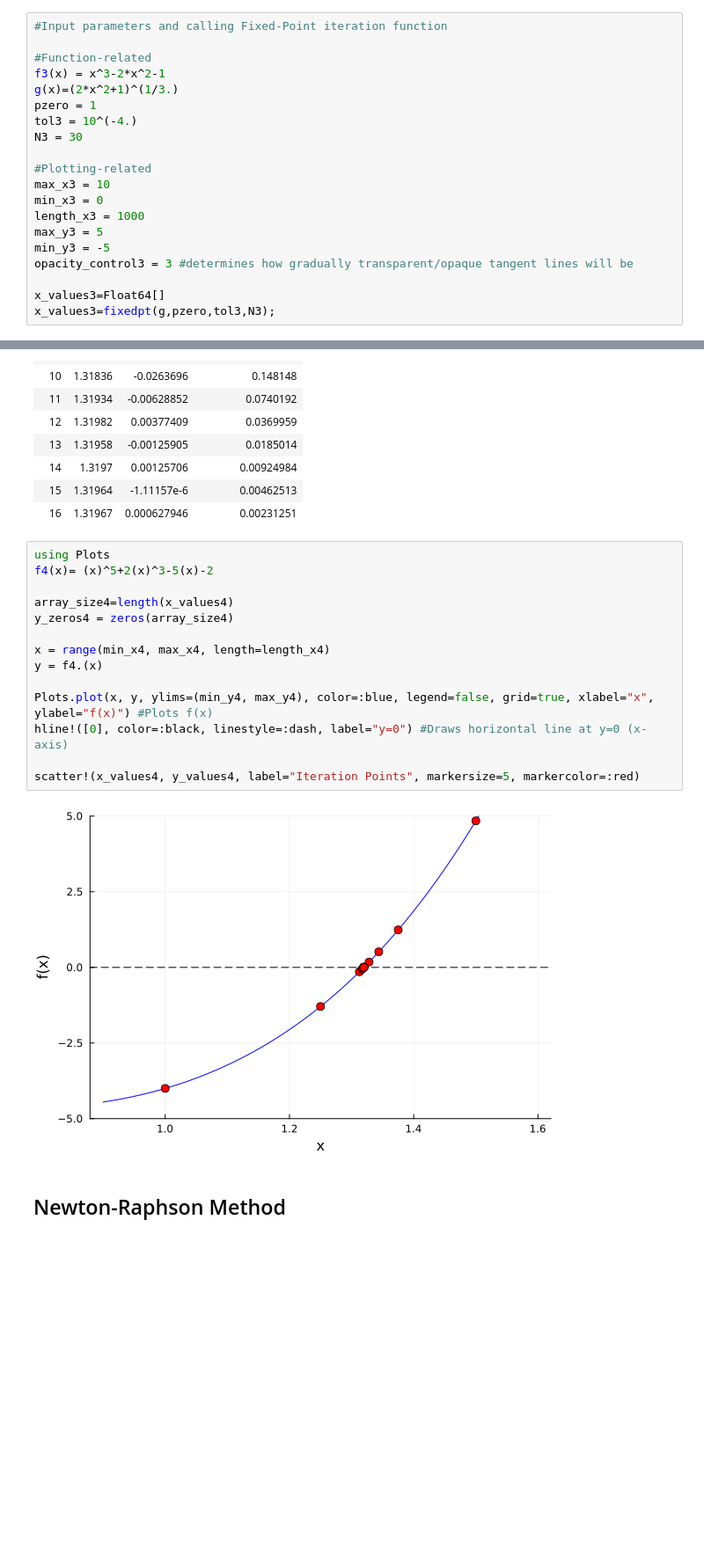
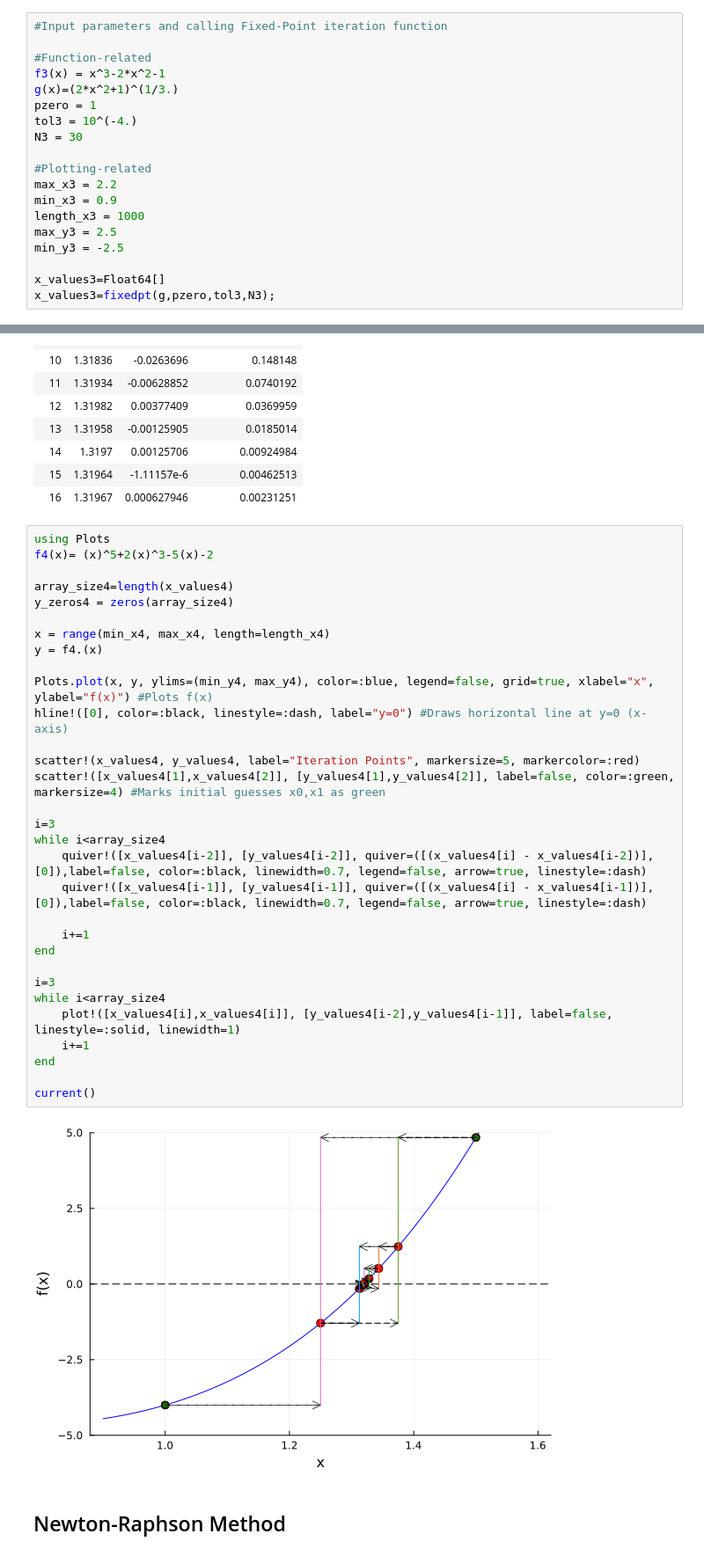
Before and after one commit to jhtl08/Root-Finding, a Jupyter notebook: CT1_Roots_Coloma_Lorenzo.ipynb, the cells around one changed output, grey strips where cells are left out. Shown at 88% size. Saved outputs shown, nothing was run; the diff lists cells and outputs as text; blank space fills up the shorter version.

```diff
--- a/CT1_Roots_Coloma_Lorenzo.ipynb
+++ b/CT1_Roots_Coloma_Lorenzo.ipynb
@@ -83,12 +83,11 @@ tol3 = 10^(-4.)
 N3 = 30
 
 #Plotting-related
-max_x3 = 10
-min_x3 = 0
+max_x3 = 2.2
+min_x3 = 0.9
 length_x3 = 1000
-max_y3 = 5
-min_y3 = -5
-opacity_control3 = 3 #determines how gradually transparent/opaque tangent lines will be
+max_y3 = 2.5
+min_y3 = -2.5
 
 x_values3=Float64[]
 x_values3=fixedpt(g,pzero,tol3,N3);
@@ -215,19 +237,36 @@ tabulize(x_values4, y_values4)
 # %%
 using Plots
 f4(x)= (x)^5+2(x)^3-5(x)-2
 
 array_size4=length(x_values4)
 y_zeros4 = zeros(array_size4)
 
 x = range(min_x4, max_x4, length=length_x4)
 y = f4.(x)
 
 Plots.plot(x, y, ylims=(min_y4, max_y4), color=:blue, legend=false, grid=true, xlabel="x", ylabel="f(x)") #Plots f(x)
 hline!([0], color=:black, linestyle=:dash, label="y=0") #Draws horizontal line at y=0 (x-axis)
 
 scatter!(x_values4, y_values4, label="Iteration Points", markersize=5, markercolor=:red)
+scatter!([x_values4[1],x_values4[2]], [y_values4[1],y_values4[2]], label=false, color=:green, markersize=4) #Marks initial guesses x0,x1 as green
+
+i=3
+while i<array_size4
+    quiver!([x_values4[i-2]], [y_values4[i-2]], quiver=([(x_values4[i] - x_values4[i-2])], [0]),label=false, color=:black, linewidth=0.7, legend=false, arrow=true, linestyle=:dash)
+    quiver!([x_values4[i-1]], [y_values4[i-1]], quiver=([(x_values4[i] - x_values4[i-1])], [0]),label=false, color=:black, linewidth=0.7, legend=false, arrow=true, linestyle=:dash)
+
+    i+=1
+end
+
+i=3
+while i<array_size4
+    plot!([x_values4[i],x_values4[i]], [y_values4[i-2],y_values4[i-1]], label=false, linestyle=:solid, linewidth=1)
+    i+=1
+end
+
+current()
 # %% [output]
-[figure, old version]
+[figure, new version]
 # %% [markdown]
 ## Newton-Raphson Method
 # %%
```
Also changed, not shown: parts of 7 cells of this notebook.
